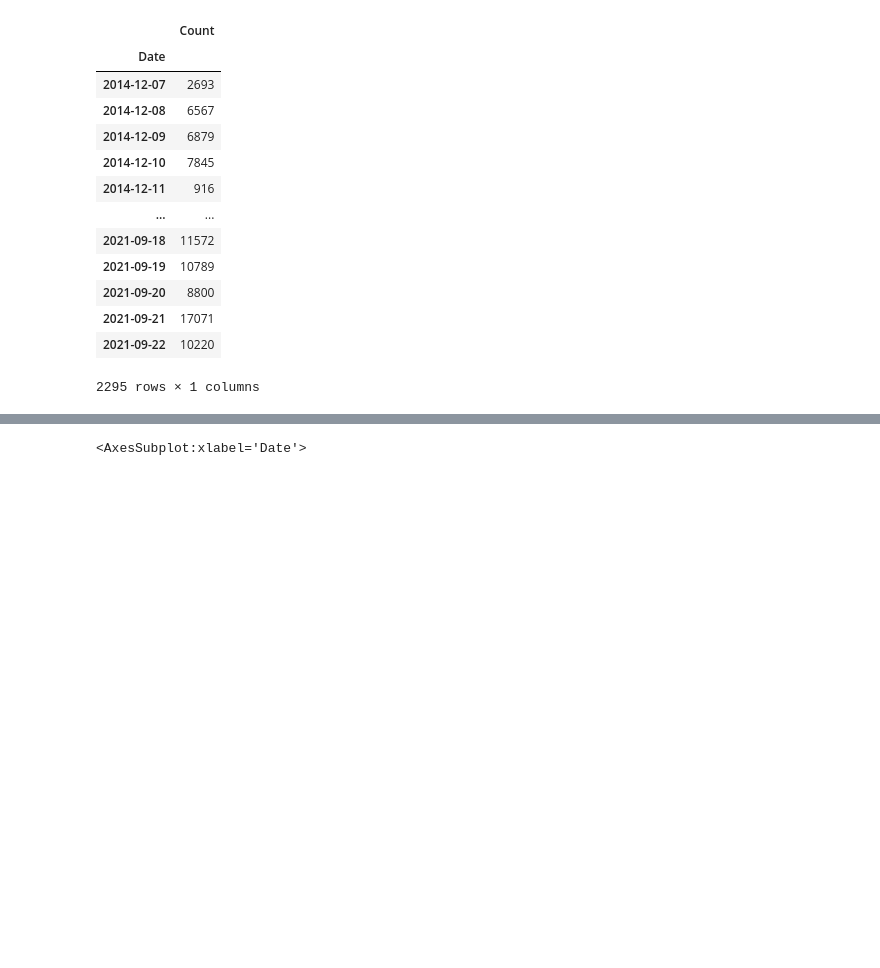
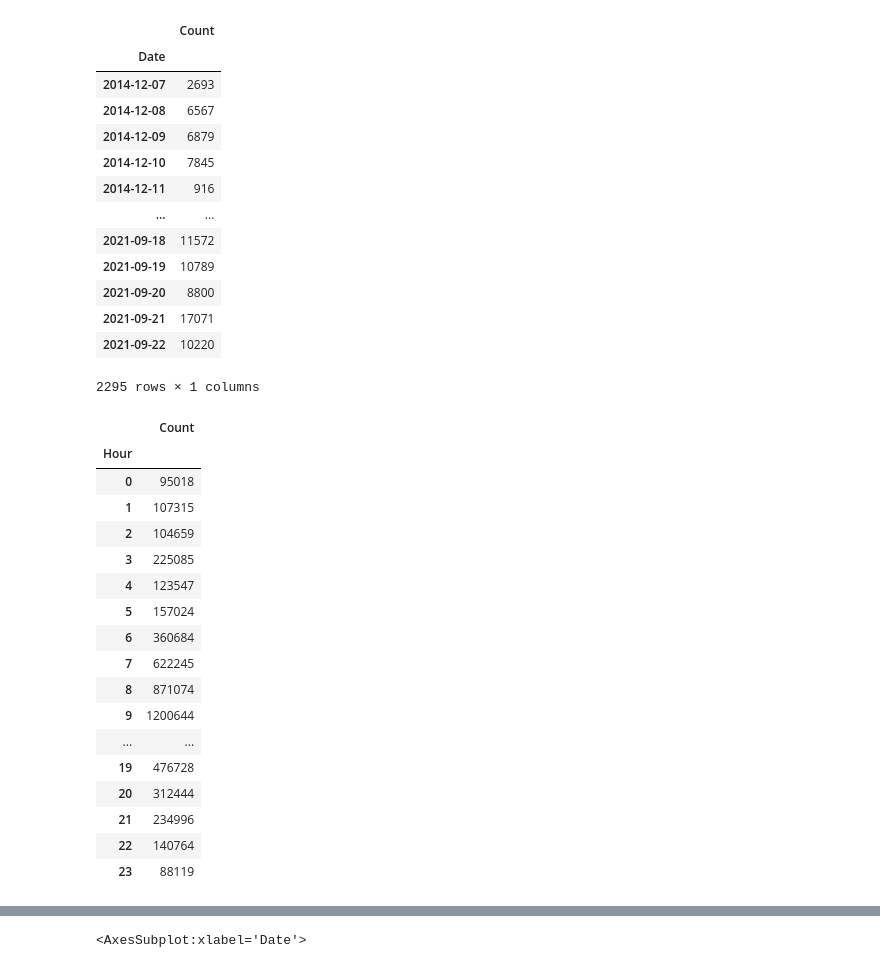
Before and after one commit to BruceWangXD/person_step_data, a Jupyter notebook: Week08-yufeng.ipynb, the cells around one changed output, grey strips where cells are left out. Cells and saved outputs as stored; diff of their text form; code cells hidden in the pictures; blank space fills up the shorter version.

```diff
--- a/Week08-yufeng.ipynb
+++ b/Week08-yufeng.ipynb
@@ -67,3 +67,25 @@ data_day
 | 2021-09-21 | 17071 |
 | 2021-09-22 | 10220 |
 2295 rows × 1 columns
+# %%
+data_hour_temp=data.groupby('Hour').agg('sum')
+data_hour_temp
+# %% [output]
+|  | Count |
+| Hour |  |
+| 0 | 95018 |
+| 1 | 107315 |
+| 2 | 104659 |
+| 3 | 225085 |
+| 4 | 123547 |
+| 5 | 157024 |
+| 6 | 360684 |
+| 7 | 622245 |
+| 8 | 871074 |
+| 9 | 1200644 |
+| ... | ... |
+| 19 | 476728 |
+| 20 | 312444 |
+| 21 | 234996 |
+| 22 | 140764 |
+| 23 | 88119 |
```
Also changed, not shown: parts of 5 cells of this notebook.
